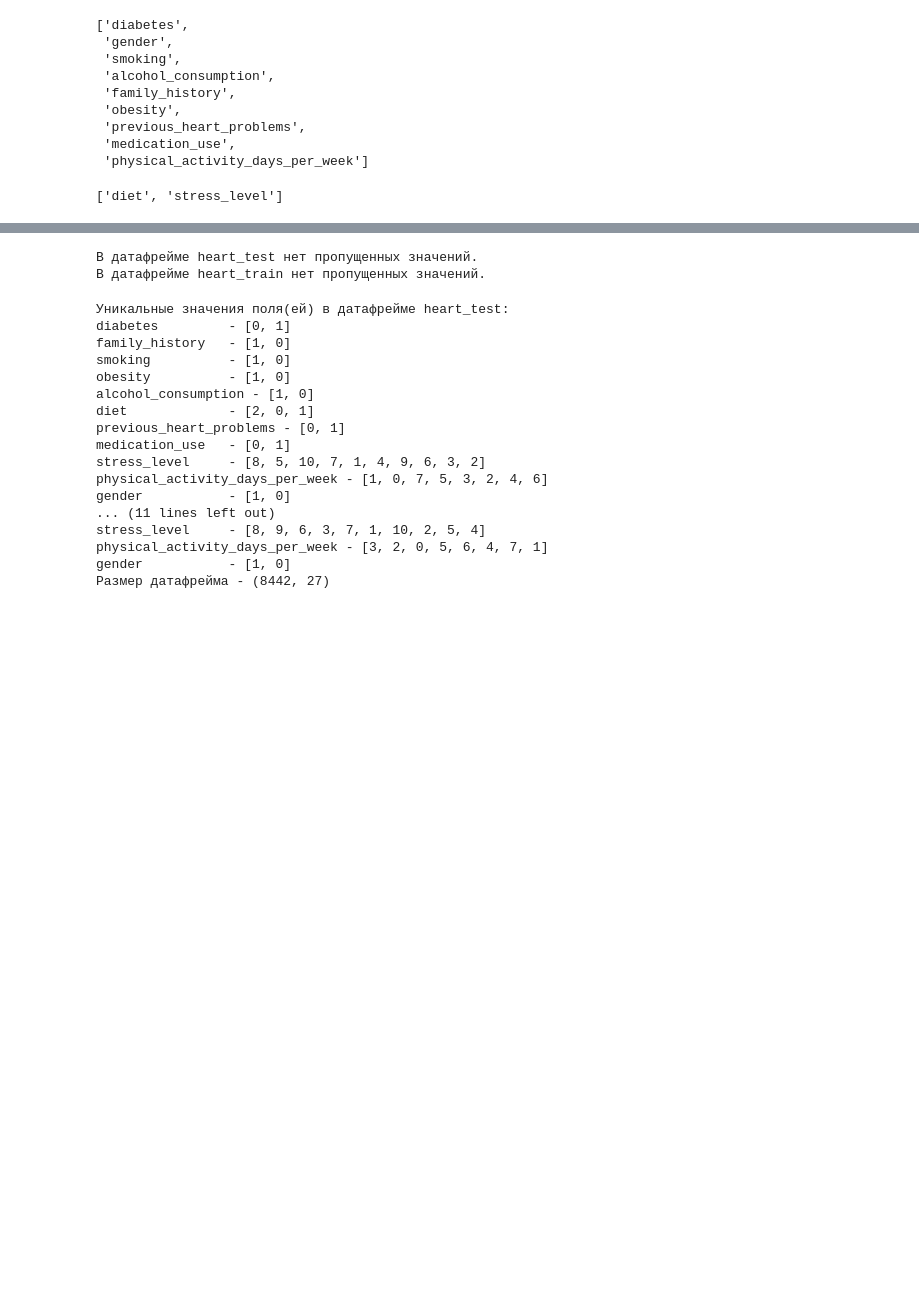
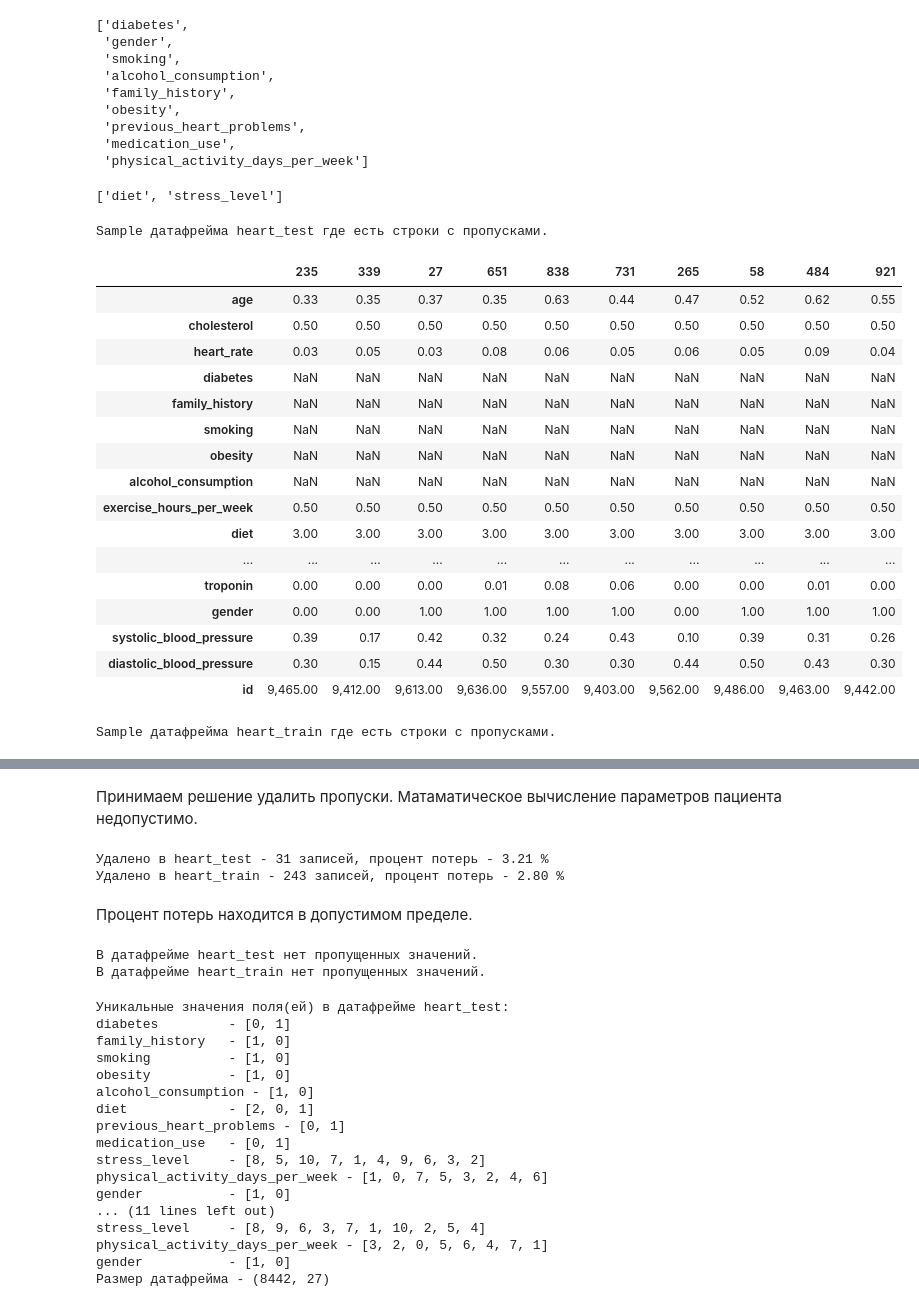
Before and after one commit to volkovask/predictions_of_heart_attack_risk, a Jupyter notebook: notebook.ipynb, the cells around one changed output, grey strips where cells are left out. Cells and saved outputs as stored; diff of their text form; code cells hidden in the pictures; blank space fills up the shorter version.

```diff
--- a/notebook.ipynb
+++ b/notebook.ipynb
@@ -753,3 +719,31 @@ ohe_columns = ['diet',
 display(ohe_columns)
 # %% [output]
 ['diet', 'stress_level']
+# %%
+# Ввыведем строки где есть хотя бы один пропуск.
+for name, data in data_frames.items():
+    try:
+        print(f'Sample датафрейма {name} где есть строки с пропусками.')
+        display(data[data.isna().any(axis=1)].sample(TEN).T)
+    except Exception as error:
+        print(f'В датафрейме {name} пропуски в строках отсутствуют {error}.')
+# %% [output]
+Sample датафрейма heart_test где есть строки с пропусками.
+|  | 235 | 339 | 27 | 651 | 838 | 731 | 265 | 58 | 484 | 921 |
+| age | 0.33 | 0.35 | 0.37 | 0.35 | 0.63 | 0.44 | 0.47 | 0.52 | 0.62 | 0.55 |
+| cholesterol | 0.50 | 0.50 | 0.50 | 0.50 | 0.50 | 0.50 | 0.50 | 0.50 | 0.50 | 0.50 |
+| heart_rate | 0.03 | 0.05 | 0.03 | 0.08 | 0.06 | 0.05 | 0.06 | 0.05 | 0.09 | 0.04 |
+| diabetes | NaN | NaN | NaN | NaN | NaN | NaN | NaN | NaN | NaN | NaN |
+| family_history | NaN | NaN | NaN | NaN | NaN | NaN | NaN | NaN | NaN | NaN |
+| smoking | NaN | NaN | NaN | NaN | NaN | NaN | NaN | NaN | NaN | NaN |
+| obesity | NaN | NaN | NaN | NaN | NaN | NaN | NaN | NaN | NaN | NaN |
+| alcohol_consumption | NaN | NaN | NaN | NaN | NaN | NaN | NaN | NaN | NaN | NaN |
+| exercise_hours_per_week | 0.50 | 0.50 | 0.50 | 0.50 | 0.50 | 0.50 | 0.50 | 0.50 | 0.50 | 0.50 |
+| diet | 3.00 | 3.00 | 3.00 | 3.00 | 3.00 | 3.00 | 3.00 | 3.00 | 3.00 | 3.00 |
+| ... | ... | ... | ... | ... | ... | ... | ... | ... | ... | ... |
+| troponin | 0.00 | 0.00 | 0.00 | 0.01 | 0.08 | 0.06 | 0.00 | 0.00 | 0.01 | 0.00 |
+| gender | 0.00 | 0.00 | 1.00 | 1.00 | 1.00 | 1.00 | 0.00 | 1.00 | 1.00 | 1.00 |
+| systolic_blood_pressure | 0.39 | 0.17 | 0.42 | 0.32 | 0.24 | 0.43 | 0.10 | 0.39 | 0.31 | 0.26 |
+| diastolic_blood_pressure | 0.30 | 0.15 | 0.44 | 0.50 | 0.30 | 0.30 | 0.44 | 0.50 | 0.43 | 0.30 |
+| id | 9,465.00 | 9,412.00 | 9,613.00 | 9,636.00 | 9,557.00 | 9,403.00 | 9,562.00 | 9,486.00 | 9,463.00 | 9,442.00 |
+Sample датафрейма heart_train где есть строки с пропусками.
@@ -756,8 +767,26 @@ display(ohe_columns)
+# %% [markdown]
+Принимаем решение удалить пропуски.
+Матаматическое вычисление параметров пациента недопустимо.
 # %%
+count_shape = []
+counter = ZERO
 for name, data in data_frames.items():
-    data.dropna(inplace=True) # удалим пропуски
+    # Сохраним размер датафрейма до удаления.
+    count_shape.append(data.shape[ZERO])
+    # Удалим пропуски.
+    data.dropna(inplace=True)
+    # Приведем поля к типу в соответствии с их значением.
     data[ord_columns] = data[ord_columns].astype('int64')
     data[ohe_columns] = data[ohe_columns].astype('int64')
+    # Выведем статистику.
+    print(f'Удалено в {name} - {count_shape[counter] - data.shape[ZERO]} записей, ', end='')
+    print(f'процент потерь - {100 - data.shape[ZERO] / count_shape[counter] * 100:.2f} %')
+    counter +=  1
+# %% [output]
+Удалено в heart_test - 31 записей, процент потерь - 3.21 %
+Удалено в heart_train - 243 записей, процент потерь - 2.80 %
+# %% [markdown]
+Процент потерь находится в допустимом пределе.
 # %%
 # Обновим датафреймы в словаре.
 data_frames = {'heart_test': heart_test,
```
Also changed, not shown: parts of 22 cells of this notebook, 4 other files.
